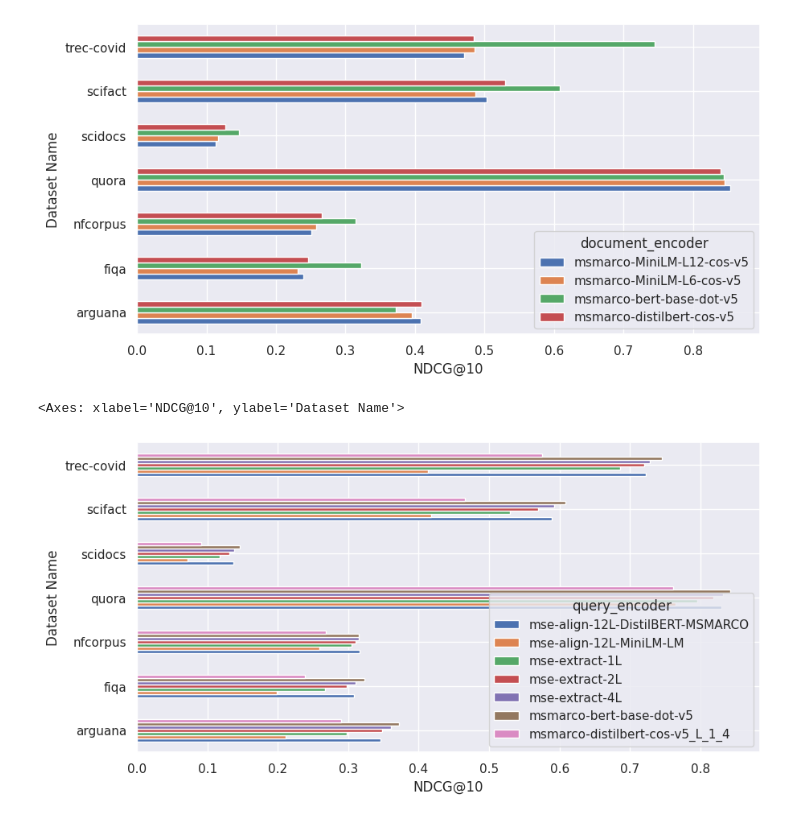
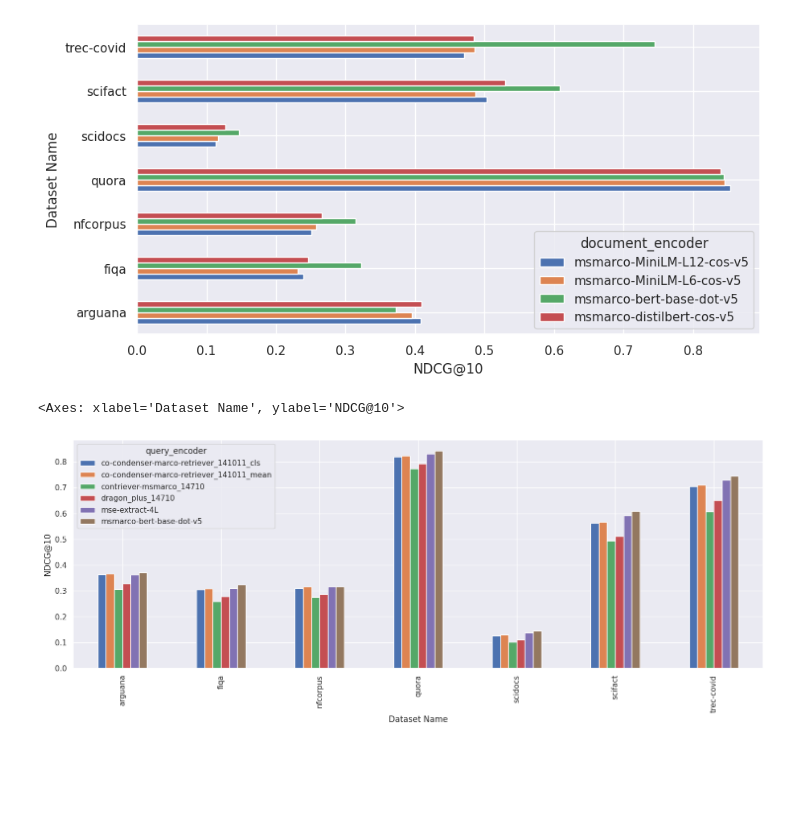
Before and after one commit to Guest400123064/distill-retriever, a Jupyter notebook: notebooks/1-plot.ipynb, the cells around one changed output. Drawn from its saved outputs; the diff is of its cells as text; code cells hidden in the pictures; blank space fills up the shorter version.

Commit message:
more model eval

```diff
--- a/notebooks/1-plot.ipynb
+++ b/notebooks/1-plot.ipynb
@@ -22,13 +22,13 @@ df_no_distill.pivot(index="dataset_name",
 <Axes: xlabel='NDCG@10', ylabel='Dataset Name'>
 [figure]
 # %%
-df_distill = pd.read_csv(DIR_EVAL / "eval_results_distill.csv")
+df_distill = pd.read_csv(DIR_EVAL / "eval_results_distill_4L.csv")
 df_distill.pivot(index="dataset_name",
                  columns="query_encoder",
                  values="NDCG@10") \
-          .plot.barh(figsize=(10, 5),
-                     ylabel="Dataset Name",
-                     xlabel="NDCG@10")
+          .plot.bar(figsize=(18, 6),
+                    ylabel="NDCG@10",
+                    xlabel="Dataset Name")
 # %% [output]
-<Axes: xlabel='NDCG@10', ylabel='Dataset Name'>
+<Axes: xlabel='Dataset Name', ylabel='NDCG@10'>
-[figure, old version]
+[figure, new version]
```
Also changed, not shown: 4 other files.
